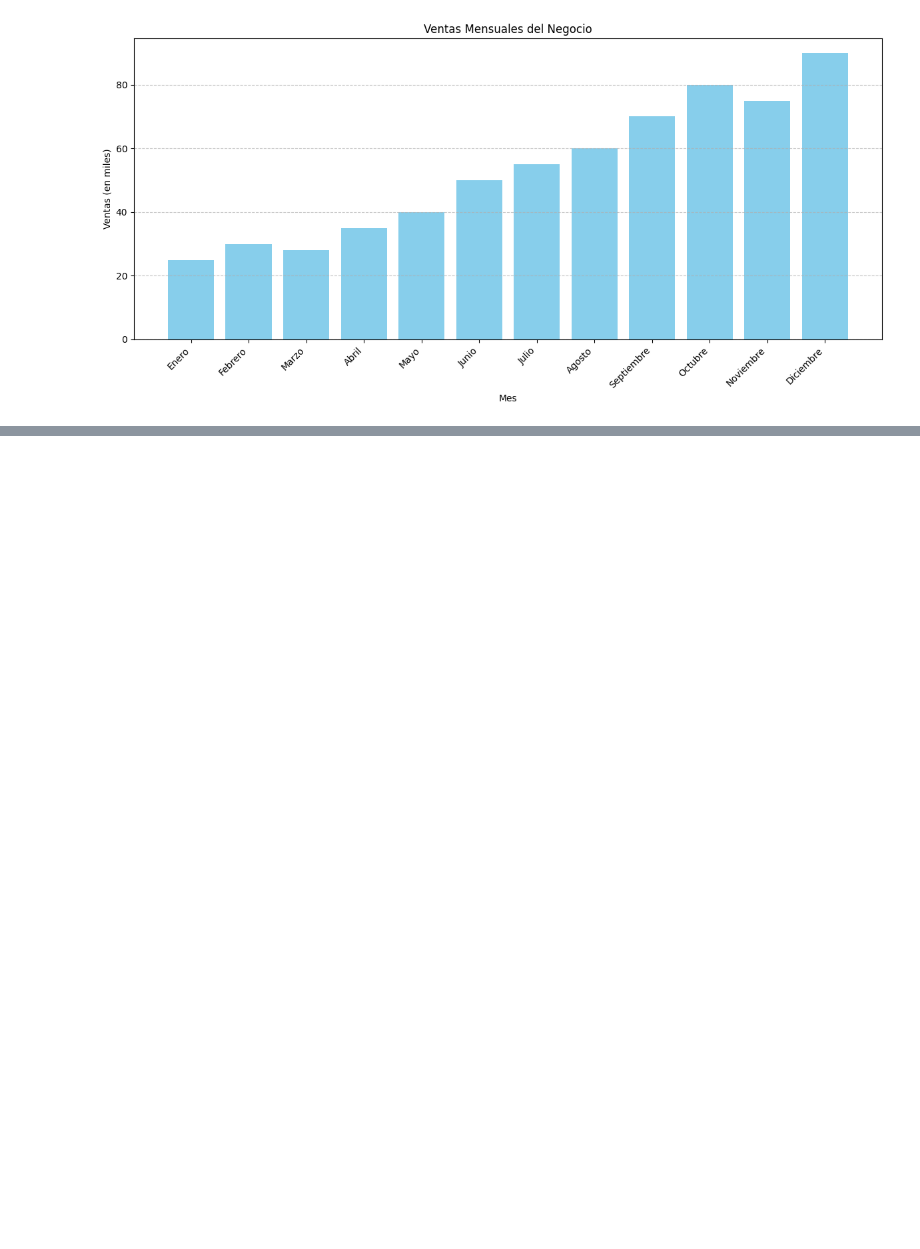
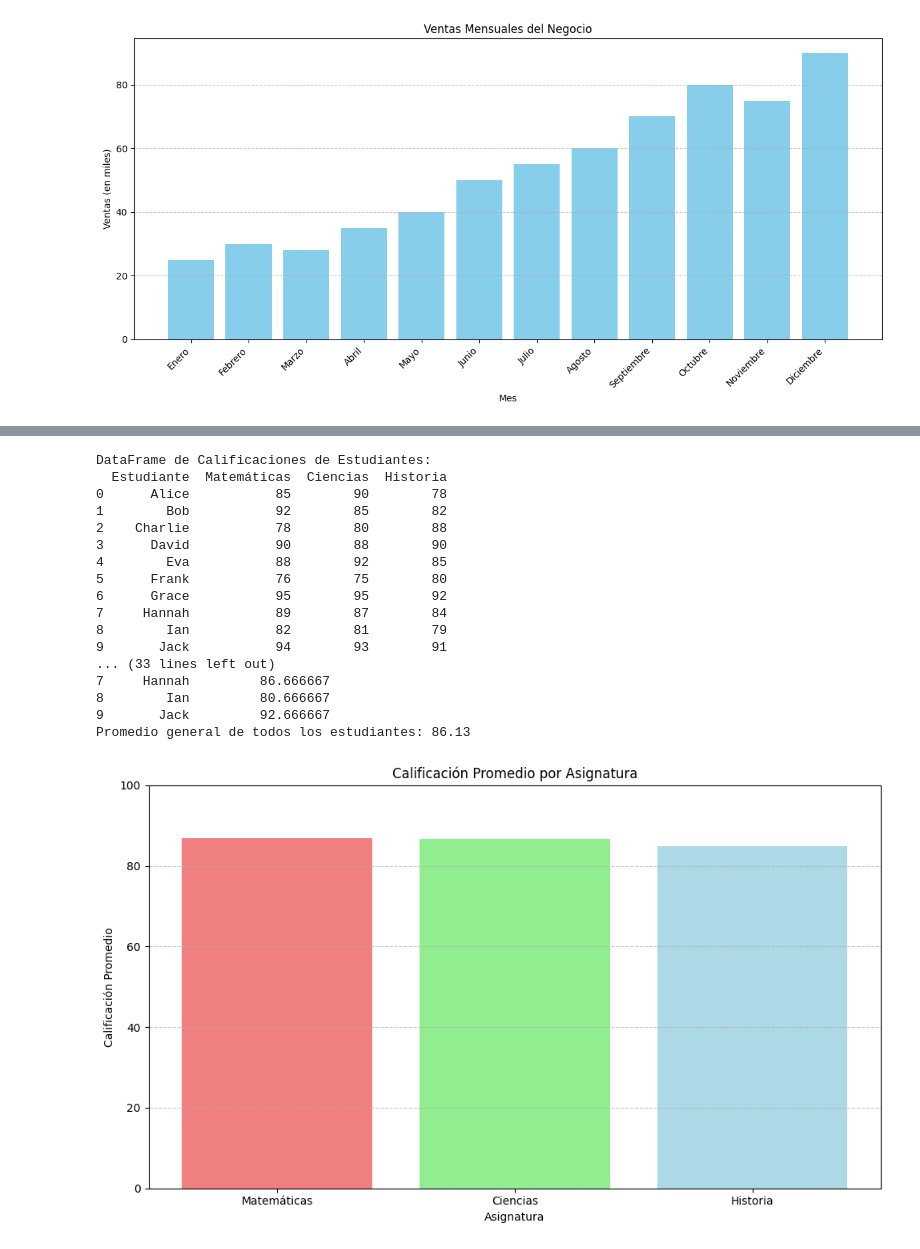
Before and after one commit to melquisedecfernandez0-byte/laboratorio-9, a Jupyter notebook: laboratorio_9.ipynb, the cells around one changed output, grey strips where cells are left out. Drawn from its saved outputs; the diff is of its cells as text; code cells hidden in the pictures; blank space fills up the shorter version.

```diff
--- a/laboratorio_9.ipynb
+++ b/laboratorio_9.ipynb
@@ -70,0 +80,80 @@ Desviación estándar de ventas (en miles): 21.14
+# %%
+import pandas as pd
+import numpy as np
+import matplotlib.pyplot as plt
+
+# Datos de calificaciones de estudiantes
+data = {
+    "Estudiante": ["Alice", "Bob", "Charlie", "David", "Eva", "Frank", "Grace", "Hannah", "Ian", "Jack"],
+    "Matemáticas": [85, 92, 78, 90, 88, 76, 95, 89, 82, 94],
+    "Ciencias": [90, 85, 80, 88, 92, 75, 95, 87, 81, 93],
+    "Historia": [78, 82, 88, 90, 85, 80, 92, 84, 79, 91]
+}
+
+# 1. Crear un DataFrame
+df_calificaciones = pd.DataFrame(data)
+print("DataFrame de Calificaciones de Estudiantes:")
+print(df_calificaciones)
+print("\n")
+
+# 2. Uso de operaciones de NumPy
+print("Operaciones de NumPy en las Calificaciones por Asignatura:")
+for subject in ['Matemáticas', 'Ciencias', 'Historia']:
+    notas_np = np.array(df_calificaciones[subject])
+    print(f"--- {subject} ---")
+    print(f"Calificación promedio: {np.mean(notas_np):.2f}")
+    print(f"Calificación máxima: {np.max(notas_np)}")
+    print(f"Calificación mínima: {np.min(notas_np)}")
+    print(f"Desviación estándar: {np.std(notas_np):.2f}")
+    print("\n")
+
+print("Operaciones de NumPy en las Calificaciones por Estudiante (Promedio):")
+df_calificaciones['Promedio General'] = df_calificaciones[['Matemáticas', 'Ciencias', 'Historia']].mean(axis=1)
+print(df_calificaciones[['Estudiante', 'Promedio General']])
+print(f"Promedio general de todos los estudiantes: {df_calificaciones['Promedio General'].mean():.2f}")
+print("\n")
+
+# 3. Visualización de los resultados con Matplotlib
+
+# Visualización 1: Promedio de calificaciones por asignatura
+plt.figure(figsize=(10, 6))
+avg_subject_grades = df_calificaciones[['Matemáticas', 'Ciencias', 'Historia']].mean().sort_values(ascending=False)
+plt.bar(avg_subject_grades.index, avg_subject_grades.values, color=['lightcoral', 'lightgreen', 'lightblue'])
+plt.xlabel('Asignatura')
+plt.ylabel('Calificación Promedio')
+plt.title('Calificación Promedio por Asignatura')
+plt.ylim(0, 100)
+plt.grid(axis='y', linestyle='--', alpha=0.7)
+plt.tight_layout()
+plt.show()
+
+# Visualización 2: Promedio de calificaciones por estudiante
+plt.figure(figsize=(12, 6))
+plt.bar(df_calificaciones['Estudiante'], df_calificaciones['Promedio General'], color='lightgray')
+plt.xlabel('Estudiante')
+plt.ylabel('Calificación Promedio General')
+plt.title('Calificación Promedio General por Estudiante')
+plt.ylim(0, 100)
+plt.xticks(rotation=45, ha='right')
+plt.grid(axis='y', linestyle='--', alpha=0.7)
+plt.tight_layout()
+plt.show()
+# %% [output]
+DataFrame de Calificaciones de Estudiantes:
+  Estudiante  Matemáticas  Ciencias  Historia
+0      Alice           85        90        78
+1        Bob           92        85        82
+2    Charlie           78        80        88
+3      David           90        88        90
+4        Eva           88        92        85
+5      Frank           76        75        80
+6      Grace           95        95        92
+7     Hannah           89        87        84
+8        Ian           82        81        79
+9       Jack           94        93        91
+... (33 lines left out)
+7     Hannah         86.666667
+8        Ian         80.666667
+9       Jack         92.666667
+Promedio general de todos los estudiantes: 86.13
+[figure, added]
```
Also changed, not shown: parts of 2 cells of this notebook.
